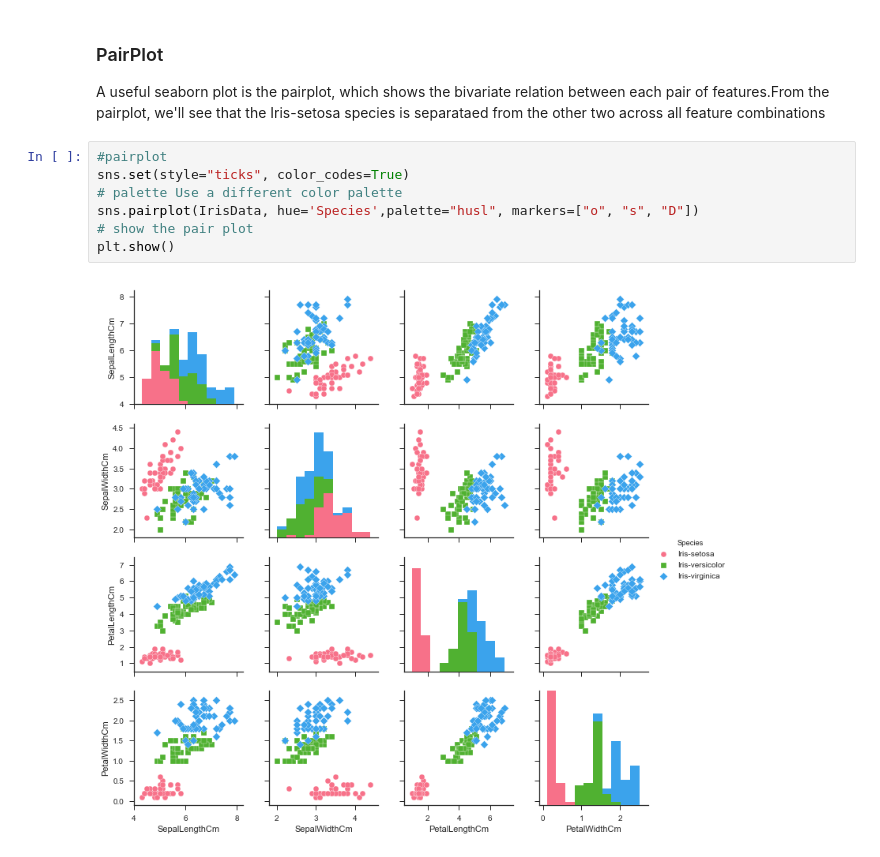
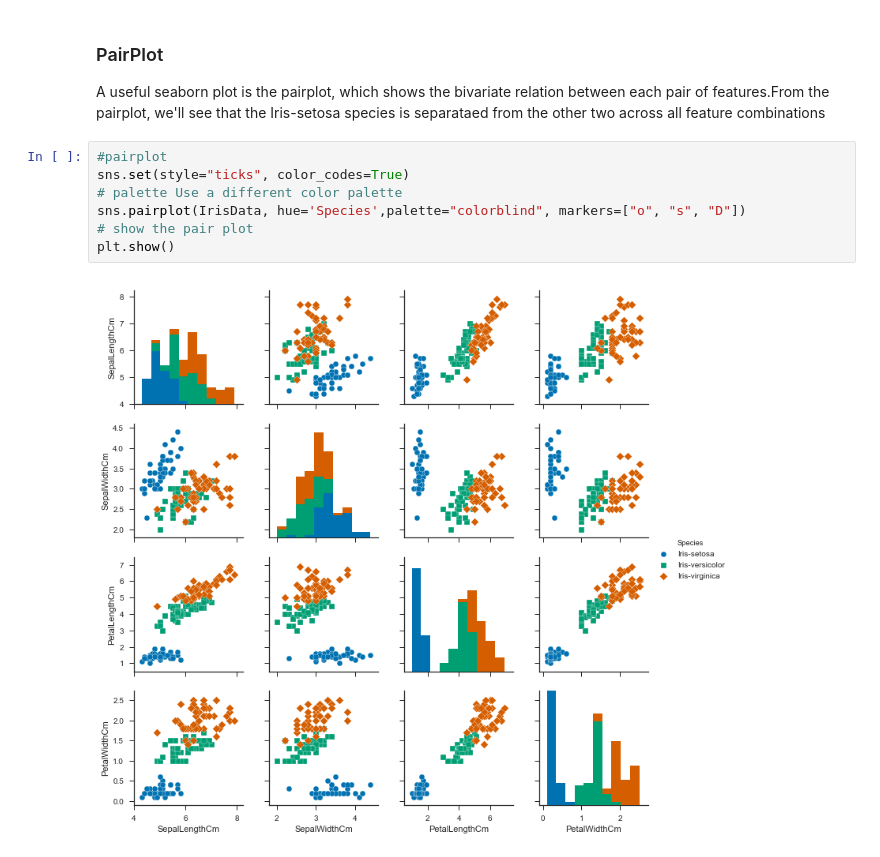
Before and after one commit to nakster/EmergingTechAssessment, a Jupyter notebook: Excerise 2/iris-dataset.ipynb, the cells around one changed output. Cells and saved outputs as stored; diff of their text form.

```diff
--- a/Excerise 2/iris-dataset.ipynb
+++ b/Excerise 2/iris-dataset.ipynb
@@ -136,11 +137,11 @@ A useful seaborn plot is the pairplot, which shows the bivariate relation betwee
 # %%
 #pairplot
 sns.set(style="ticks", color_codes=True)
 # palette Use a different color palette
-sns.pairplot(IrisData, hue='Species',palette="husl", markers=["o", "s", "D"])
+sns.pairplot(IrisData, hue='Species',palette="colorblind", markers=["o", "s", "D"])
 # show the pair plot
 plt.show()
 # %% [output]
-[figure, old version]
+[figure, new version]
 # %%
 # by default the pairplot shows histagram but we can updtae the parameters to show other things
```
Also changed, not shown: parts of 9 cells of this notebook.
